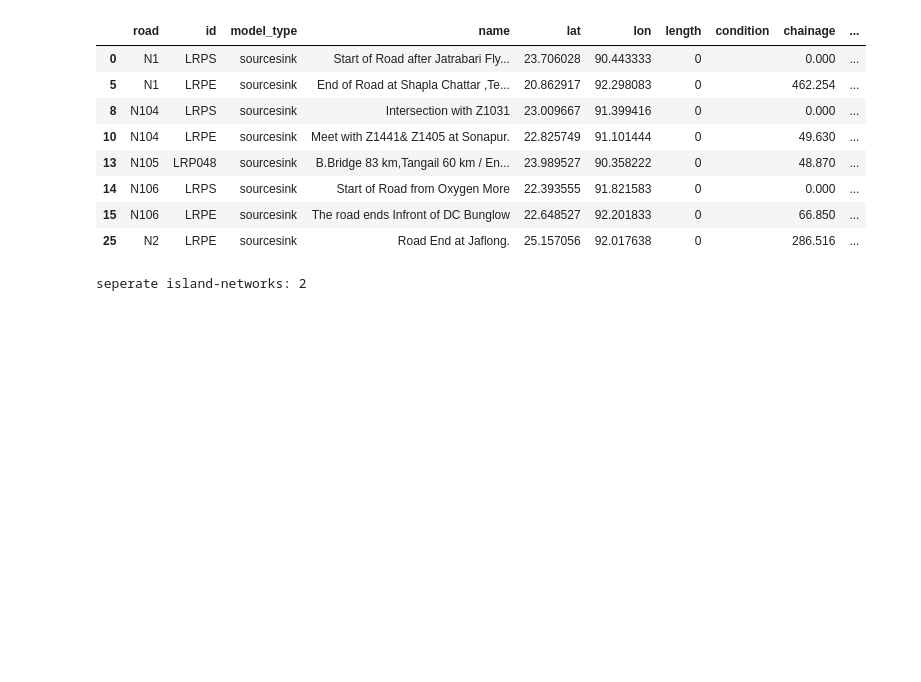
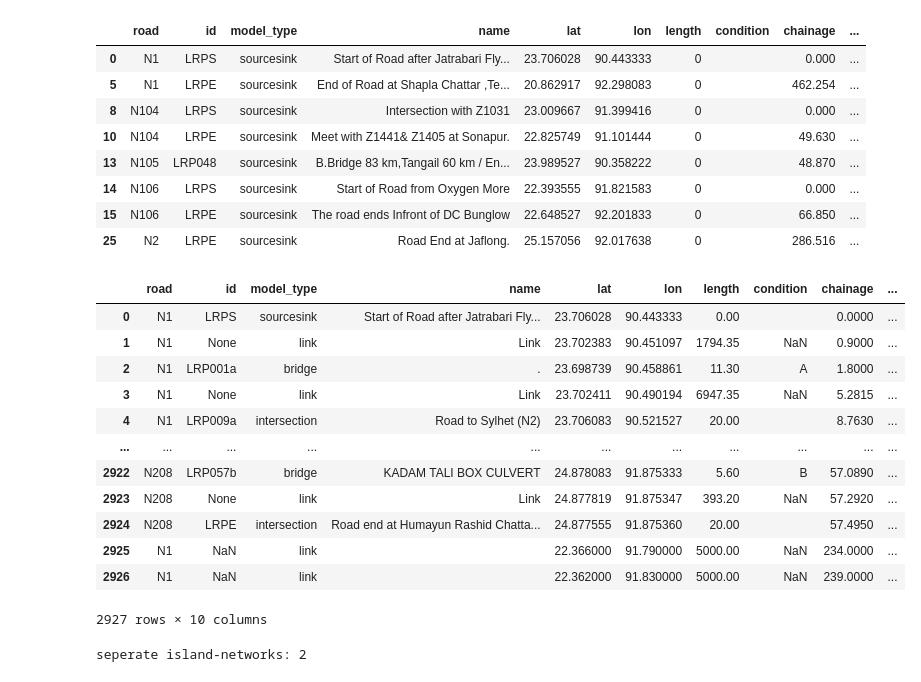
Before and after one commit to nielsvdd42/EPA133A-Advanced-Simulation-Group-1, a Jupyter notebook: EPA133a-G01-A3/data_FINALFINAL.ipynb, the cells around one changed output. Cells and saved outputs as stored; diff of their text form; code cells hidden in the pictures; blank space fills up the shorter version.

```diff
--- a/EPA133a-G01-A3/data_FINALFINAL.ipynb
+++ b/EPA133a-G01-A3/data_FINALFINAL.ipynb
@@ -445,4 +445,25 @@ for i in range(1, len(final_df_with_links)-1):
             - prev_len/2
             - next_len/2
         )
+# %%
+link1 = {'road': 'N1', 'model_type': 'link', 'condition': 'NaN', 'name': '', 'lat': 22.366, 'lon': 91.79, 'length': 5000, 'chainage': 234}
+link2 = {'road': 'N1', 'model_type': 'link', 'condition': 'NaN', 'name': '', 'lat': 22.362, 'lon': 91.83, 'length': 5000, 'chainage': 239}
+added_links = pd.DataFrame([link1, link2])
+added_links
+final_df_with_links = pd.concat([final_df_with_links, added_links], ignore_index=True)
+final_df_with_links
+# %% [output]
+|  | road | id | model_type | name | lat | lon | length | condition | chainage | ... |
+| 0 | N1 | LRPS | sourcesink | Start of Road after Jatrabari Fly... | 23.706028 | 90.443333 | 0.00 |  | 0.0000 | ... |
+| 1 | N1 | None | link | Link | 23.702383 | 90.451097 | 1794.35 | NaN | 0.9000 | ... |
+| 2 | N1 | LRP001a | bridge | . | 23.698739 | 90.458861 | 11.30 | A | 1.8000 | ... |
+| 3 | N1 | None | link | Link | 23.702411 | 90.490194 | 6947.35 | NaN | 5.2815 | ... |
+| 4 | N1 | LRP009a | intersection | Road to Sylhet (N2) | 23.706083 | 90.521527 | 20.00 |  | 8.7630 | ... |
+| ... | ... | ... | ... | ... | ... | ... | ... | ... | ... | ... |
+| 2922 | N208 | LRP057b | bridge | KADAM TALI BOX CULVERT | 24.878083 | 91.875333 | 5.60 | B | 57.0890 | ... |
+| 2923 | N208 | None | link | Link | 24.877819 | 91.875347 | 393.20 | NaN | 57.2920 | ... |
+| 2924 | N208 | LRPE | intersection | Road end at Humayun Rashid Chatta... | 24.877555 | 91.875360 | 20.00 |  | 57.4950 | ... |
+| 2925 | N1 | NaN | link |  | 22.366000 | 91.790000 | 5000.00 | NaN | 234.0000 | ... |
+| 2926 | N1 | NaN | link |  | 22.362000 | 91.830000 | 5000.00 | NaN | 239.0000 | ... |
+2927 rows × 10 columns
 # %%
```
Also changed, not shown: parts of 12 cells of this notebook, 2 other files.
